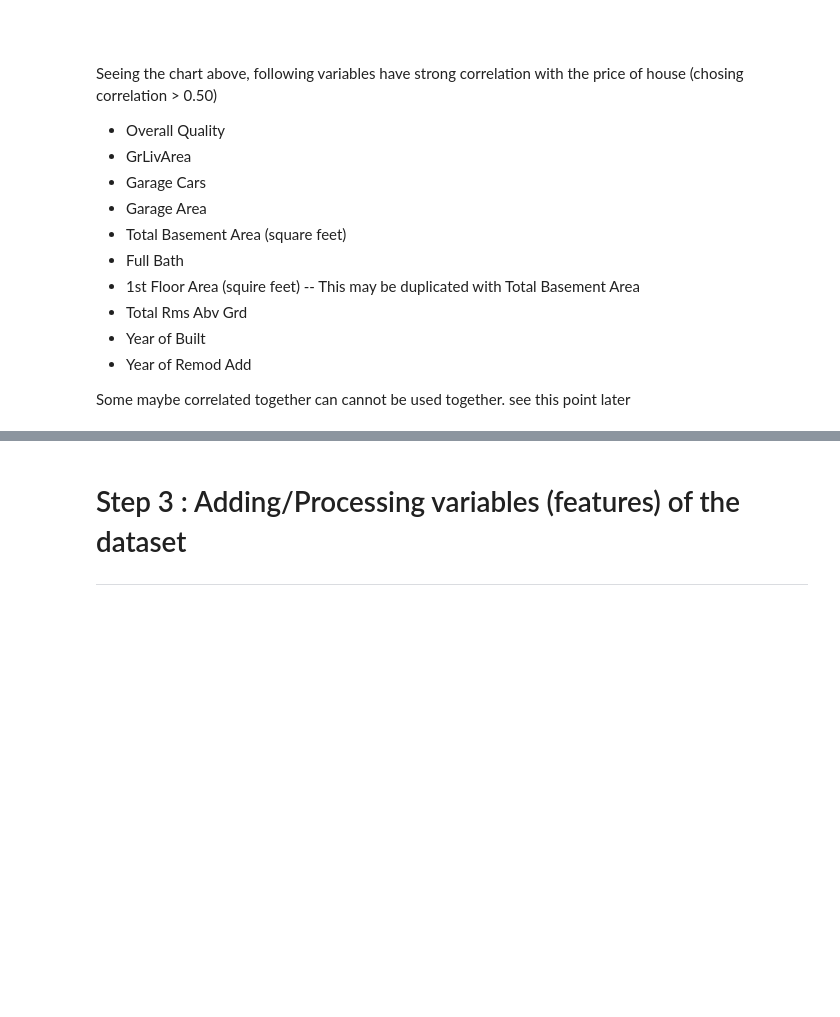
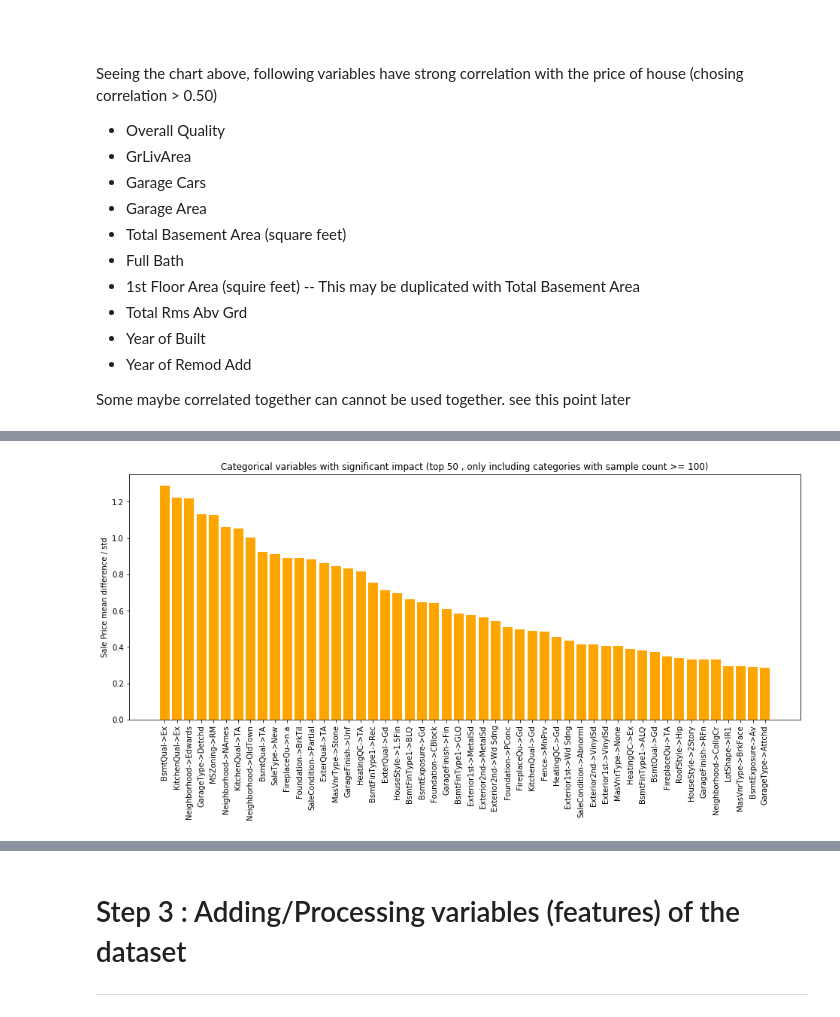
Before and after one commit to yaarams/house-pricing, a Jupyter notebook: notebooks/Note-T.ipynb, the cells around one changed output, grey strips where cells are left out. Saved outputs shown, nothing was run; the diff lists cells and outputs as text; code cells hidden in the pictures; blank space fills up the shorter version.

Commit message:
categorical variables added, the score became lower, though..

```diff
--- a/notebooks/Note-T.ipynb
+++ b/notebooks/Note-T.ipynb
@@ -227,7 +230,7 @@ for column_name in train_df:
         ax.set_ylabel('no of sample')
         plt.subplot(1,2,2)
         bx = sns.boxplot(x=train_df[column_name], y=train_df['SalePrice'])
-        bx.set_title('relaton with SalePrice: '+column_name)
+        bx.set_title('relation with SalePrice: '+column_name)
         bx.set_ylabel('sale price (USD)')
         bx.axhline(y=price_mean,color= "grey" ,linestyle='--', label='overall ave. price')
         bx.legend()
@@ -295,0 +296,21 @@ To evaluate the impact of non-number variables, here use "square of the differen
+# %%
+pd_group = pd.DataFrame([])
+min_samples_ratio = 0.05
+
+for column_name in train_df:
+    dt = train_df[column_name].dtypes
+    if dt == 'object':
+
+        groupCount      = train_df.groupby(column_name)['SalePrice'].count()
+        groupMean       = train_df.groupby(column_name)['SalePrice'].mean()
+        groupStd        = train_df.groupby(column_name)['SalePrice'].std()
+        mdiff_div_std   = (groupMean- price_mean)/groupStd
+        groupIndex      = column_name +'-->' +groupCount.index
+        con = pd.concat([mdiff_div_std, groupCount],axis =1)
+        con.columns = ['mdiff_div_std','count']
+        con.index   = column_name + '->' +  con.index
+        pd_group = pd.concat([pd_group,con])
+
+pd_group['abs_mdiff_div_std'] = np.abs(pd_group['mdiff_div_std'] )
+
+pd_group.head()
@@ -295,0 +324,16 @@ To evaluate the impact of non-number variables, here use "square of the differen
+# %%
+num_of_bars = 50
+min_count   = 100
+
+meandiff_sorted = pd_group[pd_group['count']>=min_count].sort_values(by='abs_mdiff_div_std', ascending=False)[:num_of_bars]
+
+fig = plt.figure(figsize=(16,6))
+plt.subplot(1,1,1)
+ax = plt.bar(meandiff_sorted.index,height=meandiff_sorted['abs_mdiff_div_std'], color='orange')
+plt.title('Categorical variables with significant impact (top %s , only including categories with sample count >= %s)' % (num_of_bars, min_count))
+plt.ylabel('Sale Price mean difference / std')
+plt.xticks(rotation='vertical')
+
+plt.show()
+# %% [output]
+[figure, added]
```
Also changed, not shown: parts of 14 cells of this notebook.
